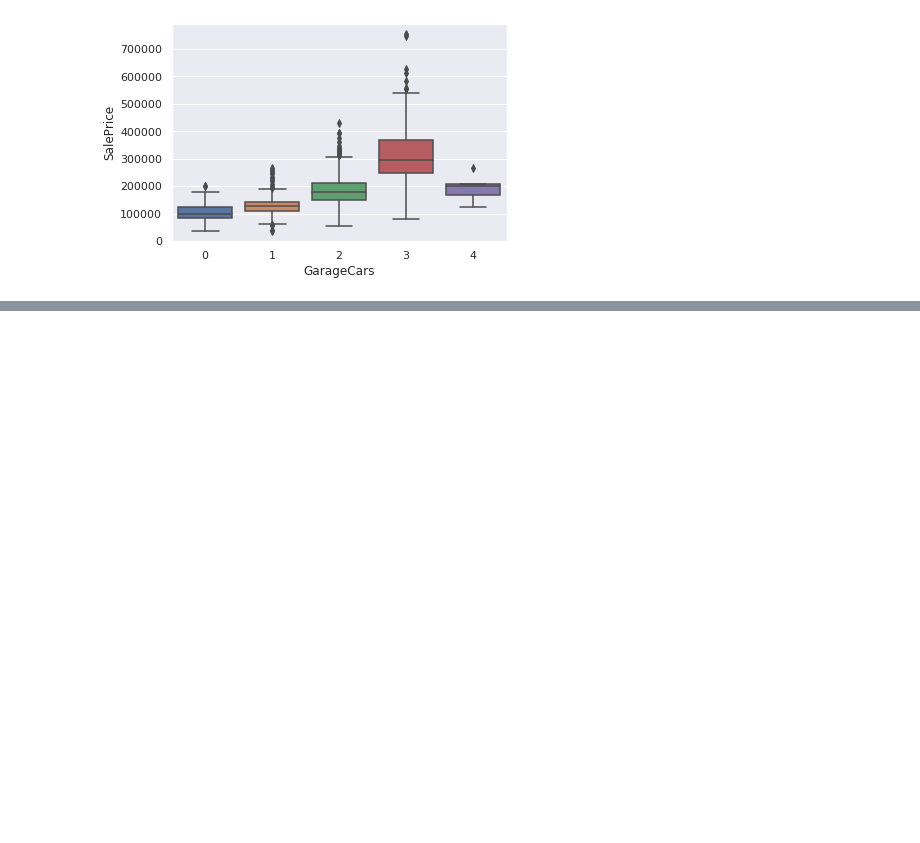
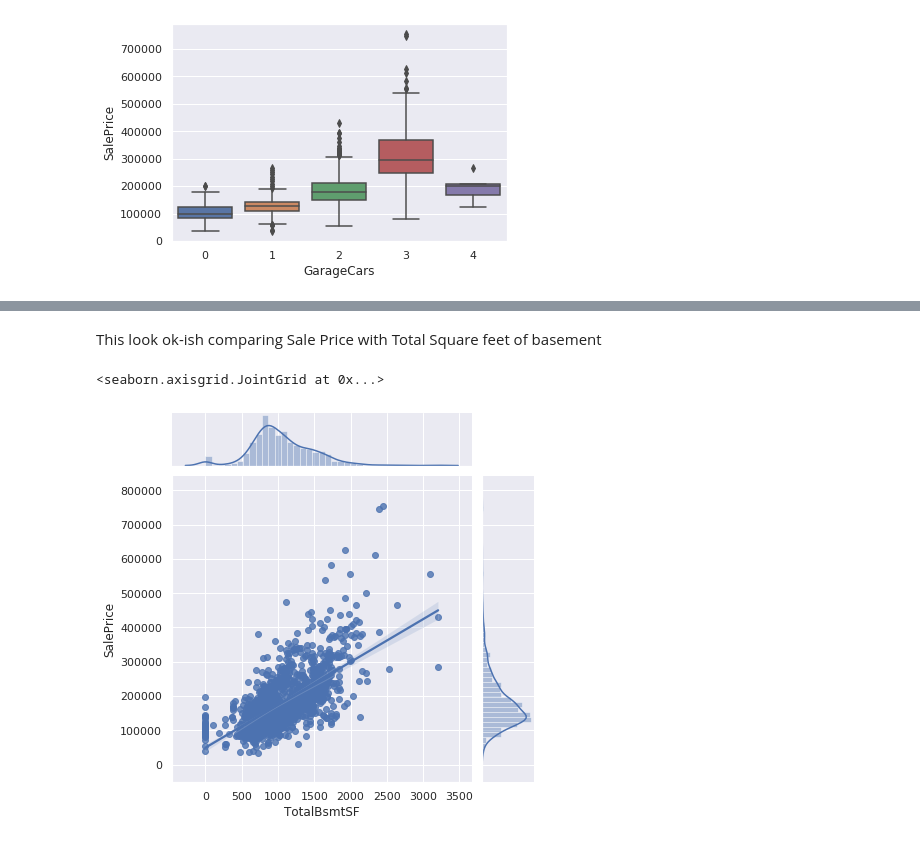
Before and after one commit to samuel-engel/house_prices_team_challenge, a Jupyter notebook: Team_21.ipynb, the cells around one changed output, grey strips where cells are left out. Saved outputs shown, nothing was run; the diff lists cells and outputs as text; code cells hidden in the pictures; blank space fills up the shorter version.

```diff
--- a/Team_21.ipynb
+++ b/Team_21.ipynb
@@ -234,0 +240,9 @@ sns.boxplot(x, y)
+# %% [markdown]
+This look ok-ish comparing Sale Price with Total Square feet of basement
+# %%
+x=train_data['TotalBsmtSF']
+y=train_data['SalePrice']
+sns.jointplot(x, y, kind='reg')
+# %% [output]
+<seaborn.axisgrid.JointGrid at 0x...>
+[figure, added]
```
Also changed, not shown: parts of 11 cells of this notebook.
